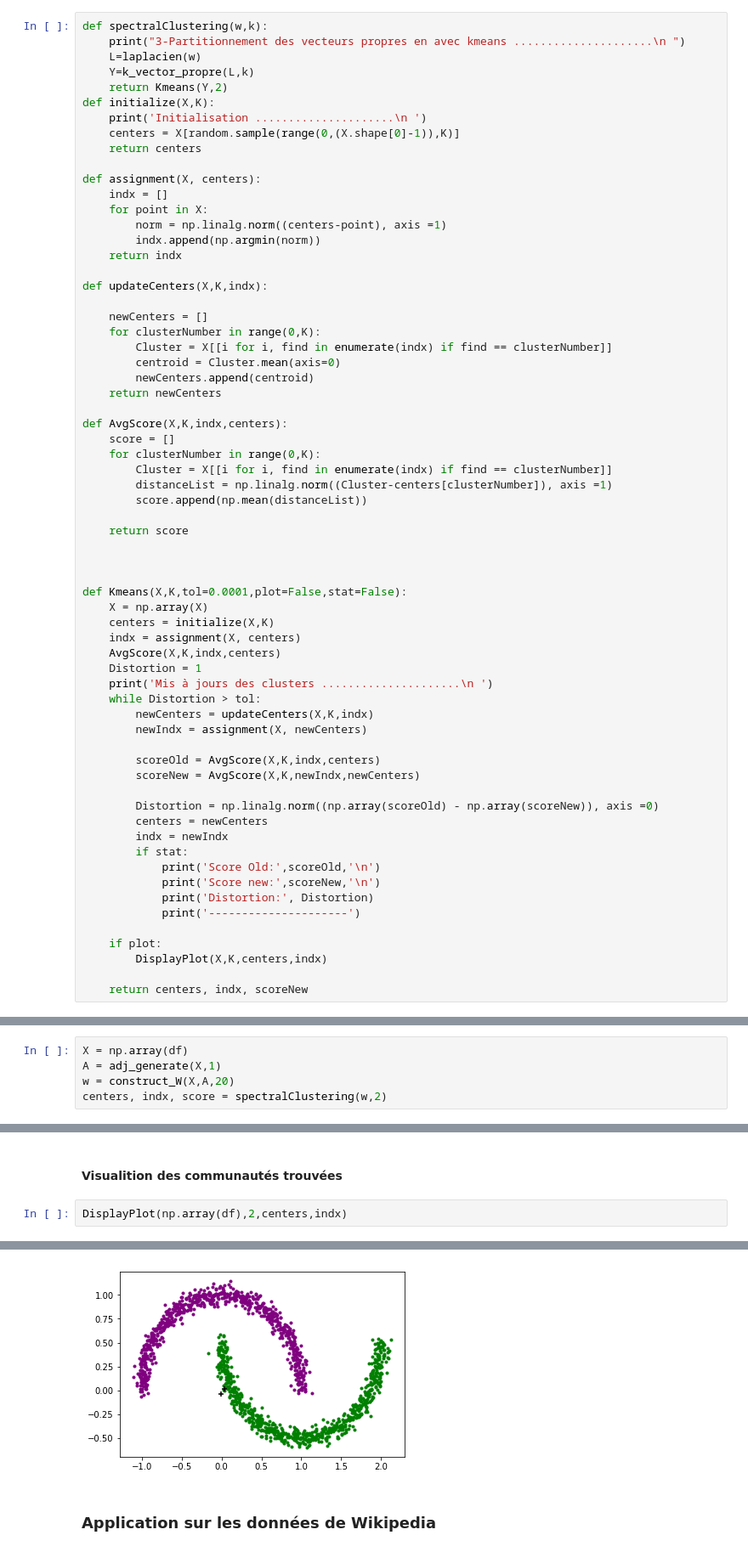
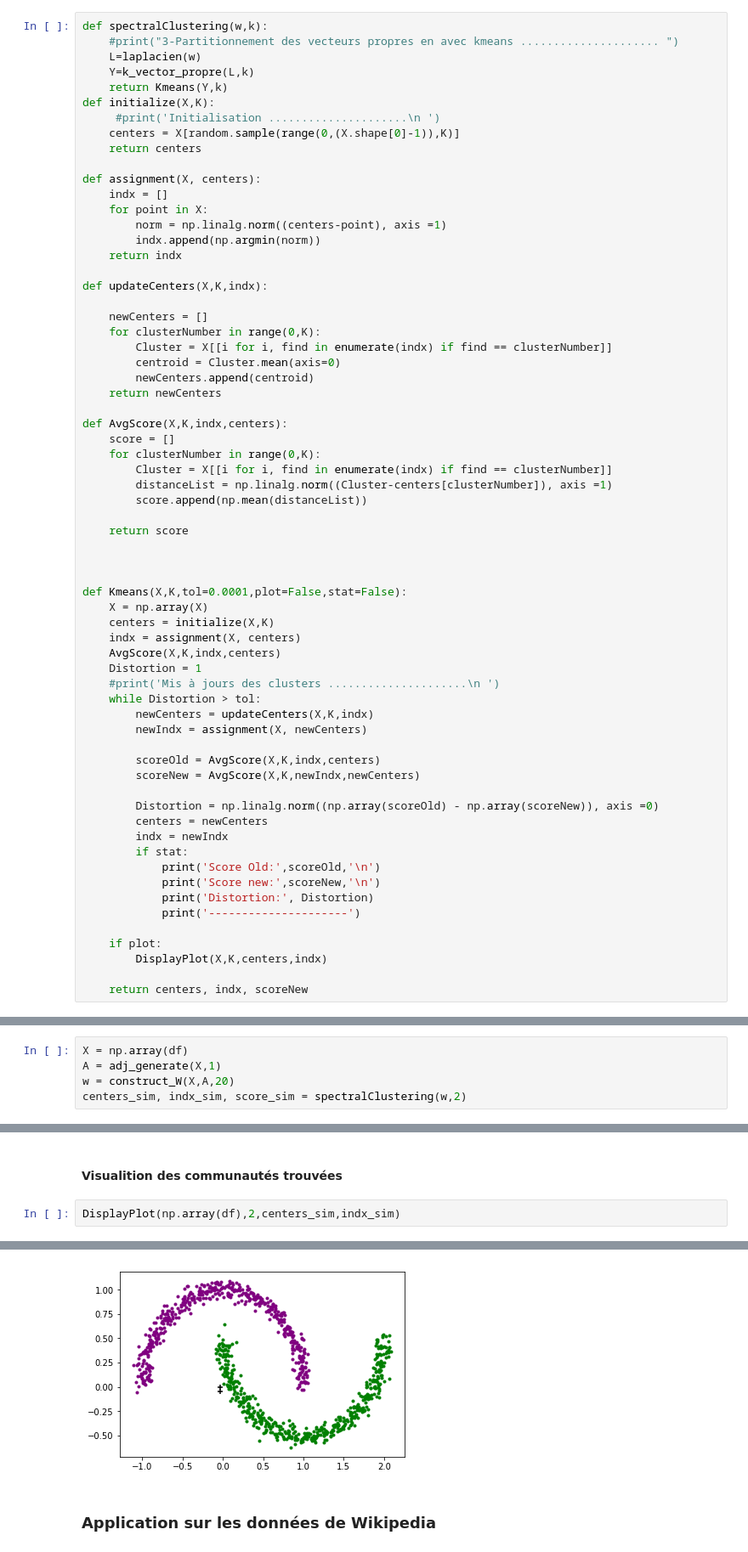
Before and after one commit to sallfatima/Projet-TAA, a Jupyter notebook: Projet_TAA.ipynb, the cells around one changed output, grey strips where cells are left out. Shown: that part at 85% size. Drawn from its saved outputs; the diff is of its cells as text.

```diff
--- a/Projet_TAA.ipynb
+++ b/Projet_TAA.ipynb
@@ -64,12 +72,12 @@ def k_vector_propre(L,k):
 ### Etape 3  : Partitionnement des vecteurs propres en avec kmeans
 # %%
 def spectralClustering(w,k):
-    print("3-Partitionnement des vecteurs propres en avec kmeans .....................\n ")
+    #print("3-Partitionnement des vecteurs propres en avec kmeans ..................... ")
     L=laplacien(w)
     Y=k_vector_propre(L,k)
-    return Kmeans(Y,2)
+    return Kmeans(Y,k)
 def initialize(X,K):
-    print('Initialisation .....................\n ')
+     #print('Initialisation .....................\n ')
     centers = X[random.sample(range(0,(X.shape[0]-1)),K)]
     return centers
 
@@ -106,7 +114,7 @@ def Kmeans(X,K,tol=0.0001,plot=False,stat=False):
     indx = assignment(X, centers)
     AvgScore(X,K,indx,centers)
     Distortion = 1
-    print('Mis à jours des clusters .....................\n ')
+    #print('Mis à jours des clusters .....................\n ')
     while Distortion > tol:
         newCenters = updateCenters(X,K,indx)
         newIndx = assignment(X, newCenters)
@@ -176,5 +184,5 @@ plt.show()
 X = np.array(df)
 A = adj_generate(X,1)
 w = construct_W(X,A,20)
-centers, indx, score = spectralClustering(w,2)
+centers_sim, indx_sim, score_sim = spectralClustering(w,2)
 # %% [output]
@@ -194,10 +191,10 @@ Casting complex values to real discards the imaginary part
 # %% [markdown]
 #### Visualition des communautés trouvées
 # %%
-DisplayPlot(np.array(df),2,centers,indx)
+DisplayPlot(np.array(df),2,centers_sim,indx_sim)
 # %% [output]
 Casting complex values to real discards the imaginary part
-[figure, old version]
+[figure, new version]
 # %% [markdown]
 ### Application sur les données de Wikipedia
 # %% [markdown]
```
Also changed, not shown: parts of 23 cells of this notebook.
